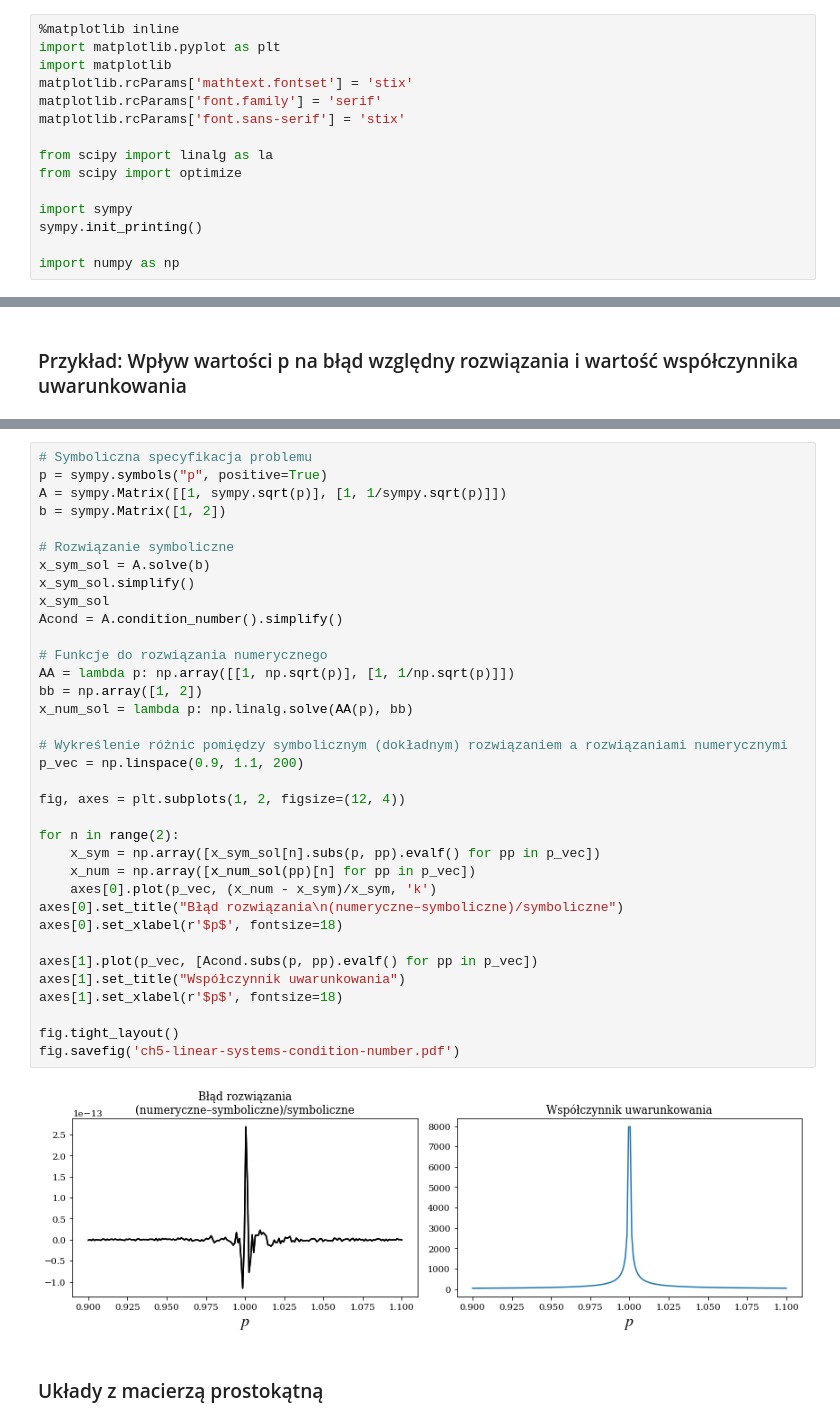
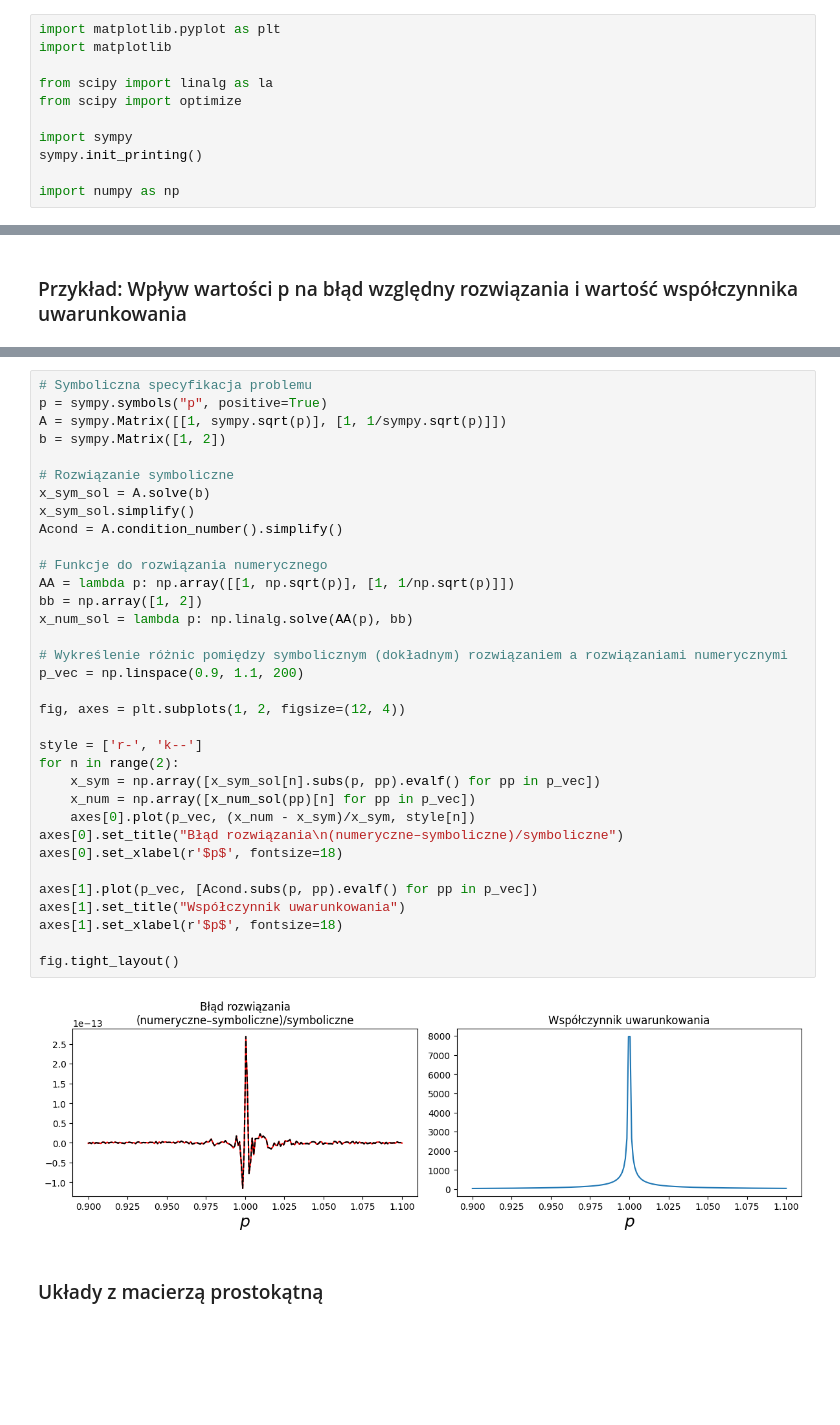
Before and after one commit to antonimarczuk123/Numerical-Python, a Jupyter notebook: Mathematical Python/orginal-src/r05 - SolveEquations.ipynb, the cells around one changed output, grey strips where cells are left out. Cells and saved outputs as stored; diff of their text form; blank space fills up the shorter version.

```diff
--- a/Mathematical Python/orginal-src/r05 - SolveEquations.ipynb
+++ b/Mathematical Python/orginal-src/r05 - SolveEquations.ipynb
@@ -1,12 +1,8 @@
 # %% [markdown]
 # Rozdział 5. Rozwiązywanie równań
 # %%
-%matplotlib inline
 import matplotlib.pyplot as plt
 import matplotlib
-matplotlib.rcParams['mathtext.fontset'] = 'stix'
-matplotlib.rcParams['font.family'] = 'serif'
-matplotlib.rcParams['font.sans-serif'] = 'stix'
 
 from scipy import linalg as la
 from scipy import optimize
@@ -169,37 +132,36 @@ p = sympy.symbols("p", positive=True)
 A = sympy.Matrix([[1, sympy.sqrt(p)], [1, 1/sympy.sqrt(p)]])
 b = sympy.Matrix([1, 2])
 
 # Rozwiązanie symboliczne
 x_sym_sol = A.solve(b)
 x_sym_sol.simplify()
-x_sym_sol
 Acond = A.condition_number().simplify()
 
 # Funkcje do rozwiązania numerycznego
 AA = lambda p: np.array([[1, np.sqrt(p)], [1, 1/np.sqrt(p)]])
 bb = np.array([1, 2])
 x_num_sol = lambda p: np.linalg.solve(AA(p), bb)
 
 # Wykreślenie różnic pomiędzy symbolicznym (dokładnym) rozwiązaniem a rozwiązaniami numerycznymi
 p_vec = np.linspace(0.9, 1.1, 200)
 
 fig, axes = plt.subplots(1, 2, figsize=(12, 4))
 
+style = ['r-', 'k--']
 for n in range(2):
     x_sym = np.array([x_sym_sol[n].subs(p, pp).evalf() for pp in p_vec])
     x_num = np.array([x_num_sol(pp)[n] for pp in p_vec])
-    axes[0].plot(p_vec, (x_num - x_sym)/x_sym, 'k')
+    axes[0].plot(p_vec, (x_num - x_sym)/x_sym, style[n])
 axes[0].set_title("Błąd rozwiązania\n(numeryczne–symboliczne)/symboliczne")
 axes[0].set_xlabel(r'$p$', fontsize=18)
 
 axes[1].plot(p_vec, [Acond.subs(p, pp).evalf() for pp in p_vec])
 axes[1].set_title("Współczynnik uwarunkowania")
 axes[1].set_xlabel(r'$p$', fontsize=18)
 
 fig.tight_layout()
-fig.savefig('ch5-linear-systems-condition-number.pdf')
 # %% [output]
-[figure, old version]
+[figure, new version]
 # %% [markdown]
 ### Układy z macierzą prostokątną
 # %% [markdown]
```
Also changed, not shown: parts of 48 cells of this notebook.
